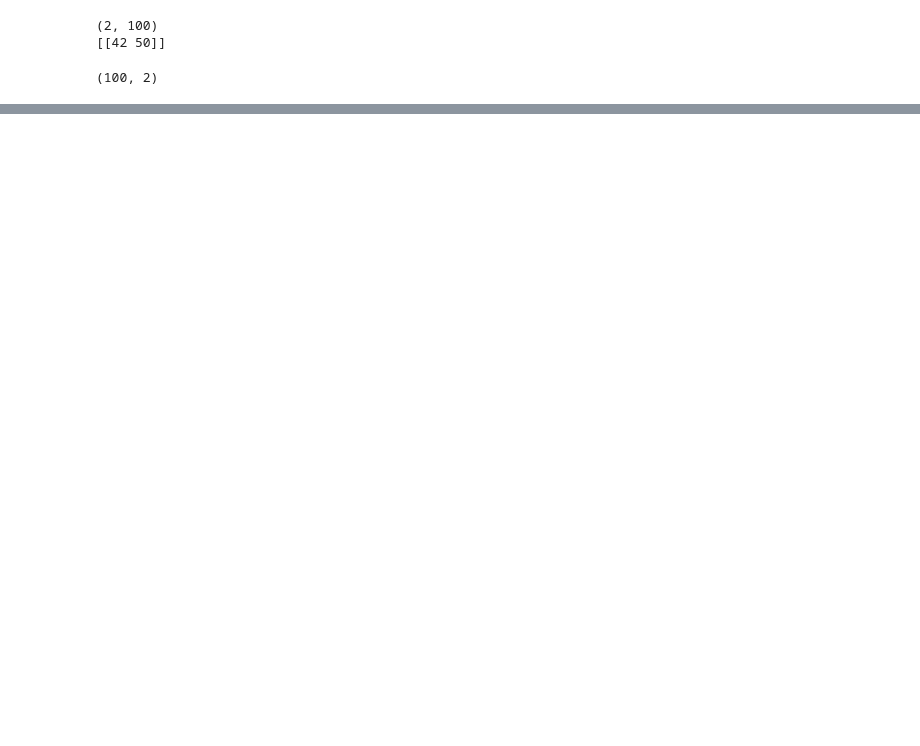
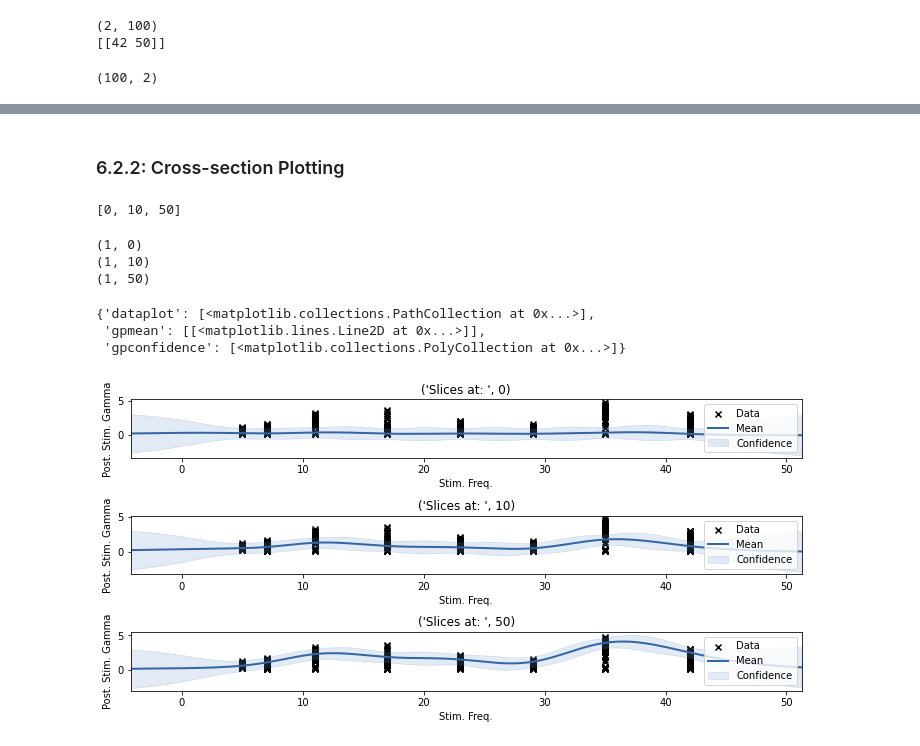
Before and after one commit to Simurgh818/NeuroGaussianProcess, a Jupyter notebook: GP_Anastheisa_vs_Awake-Troubleshooting.ipynb, the cells around one changed output, grey strips where cells are left out. Cells and saved outputs as stored; diff of their text form; code cells hidden in the pictures; blank space fills up the shorter version.

```diff
--- a/GP_Anastheisa_vs_Awake-Troubleshooting.ipynb
+++ b/GP_Anastheisa_vs_Awake-Troubleshooting.ipynb
@@ -645,0 +645,26 @@ plt.show()
+# %% [markdown]
+### 6.2.2: Cross-section Plotting
+# %%
+# Fixing input to freq. at 17,23 and 35 to plot cross section across the 2D heatmap
+slices = [0, 10, 50]
+slices
+# %% [output]
+[0, 10, 50]
+# %%
+figure = GPy.plotting.plotting_library().figure(3, 1, figsize=(10,5))
+
+for i, y in zip(range(3), slices):
+    print((1,y));
+
+    canvas = m_2d.plot(figure=figure, fixed_inputs=[(1,y)], row=(i+1), plot_data=True,
+                       xlabel='Stim. Freq.', ylabel='Post. Stim. Gamma', title=("Slices at: ", y));
+
+display(canvas);
+# %% [output]
+(1, 0)
+(1, 10)
+(1, 50)
+{'dataplot': [<matplotlib.collections.PathCollection at 0x...>],
+ 'gpmean': [[<matplotlib.lines.Line2D at 0x...>]],
+ 'gpconfidence': [<matplotlib.collections.PolyCollection at 0x...>]}
+[figure, added]
```
Also changed, not shown: parts of 23 cells of this notebook.
